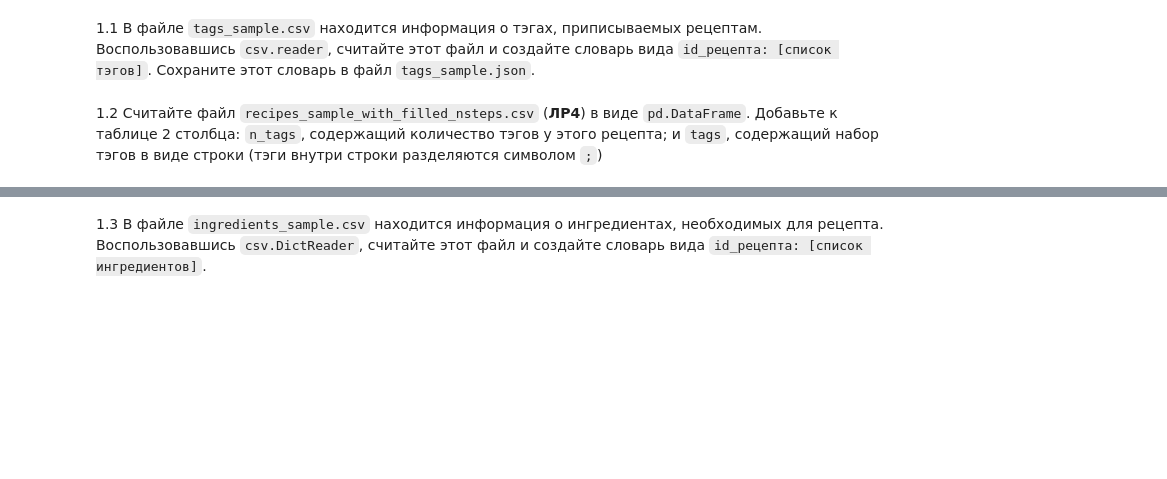
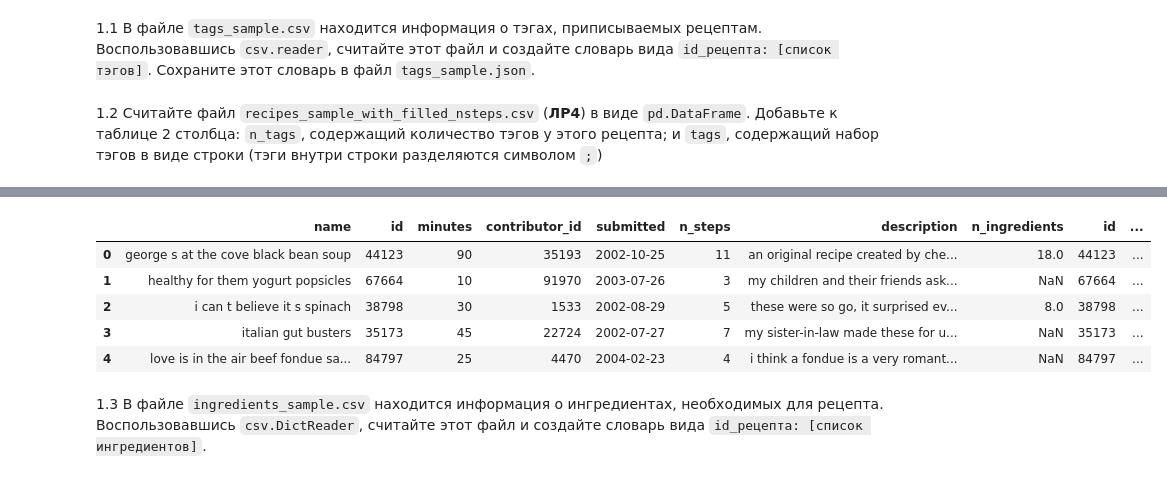
Before and after one commit to Amikuto/BigDataPT-BDPT-, a Jupyter notebook: Lesson5/05_data_files_2_Фамилия_Имя.ipynb, the cells around one changed output, grey strips where cells are left out. Cells and saved outputs as stored; diff of their text form; code cells hidden in the pictures; blank space fills up the shorter version.

```diff
--- a/Lesson5/05_data_files_2_Фамилия_Имя.ipynb
+++ b/Lesson5/05_data_files_2_Фамилия_Имя.ipynb
@@ -118,7 +118,10 @@ with open("./data/data/tags_sample.json", 'w') as j:
 #     reader = csv.reader(f)
 #     header = next(reader)
 #
-#     for row in
+#     for row in reader:
+#         print(row)
+#         break
 
-pd.read_csv()
+df = pd.read_csv("../Lesson4-json_xml_pickle/data/data/recipes_sample_with_filled_nsteps.csv", index_col=0)
+df.head()
 # %% [output]
@@ -125,0 +134,5 @@ TypeError: read_csv() missing 1 required positional argument: 'filepath_or_buffe
+# %%
+tags_series = pd.Series(id_tags_dict)
+tags_df = pd.DataFrame(tags_series).reset_index()#, columns=["id", "tags"])
+tags_df.columns = ['id', 'tags']
+tags_df.head()
@@ -125,0 +146,3 @@ TypeError: read_csv() missing 1 required positional argument: 'filepath_or_buffe
+# %%
+tags_df["n_tags"] = tags_df["tags"].str.len()
+tags_df.head()
@@ -125,0 +156,3 @@ TypeError: read_csv() missing 1 required positional argument: 'filepath_or_buffe
+# %%
+tags_df["tags"] = tags_df["tags"].apply(';'.join)
+tags_df.head()
@@ -126,2 +166,12 @@ TypeError: read_csv() missing 1 required positional argument: 'filepath_or_buffe
+# %%
+recipes = pd.concat([df, tags_df], axis=1)
+recipes.head()
+# %% [output]
+|  | name | id | minutes | contributor_id | submitted | n_steps | description | n_ingredients | id | ... |
+| 0 | george s at the cove black bean soup | 44123 | 90 | 35193 | 2002-10-25 | 11 | an original recipe created by che... | 18.0 | 44123 | ... |
+| 1 | healthy for them yogurt popsicles | 67664 | 10 | 91970 | 2003-07-26 | 3 | my children and their friends ask... | NaN | 67664 | ... |
+| 2 | i can t believe it s spinach | 38798 | 30 | 1533 | 2002-08-29 | 5 | these were so go, it surprised ev... | 8.0 | 38798 | ... |
+| 3 | italian gut busters | 35173 | 45 | 22724 | 2002-07-27 | 7 | my sister-in-law made these for u... | NaN | 35173 | ... |
+| 4 | love is in the air beef fondue sa... | 84797 | 25 | 4470 | 2004-02-23 | 4 | i think a fondue is a very romant... | NaN | 84797 | ... |
 # %% [markdown]
 1.3 В файле `ingredients_sample.csv` находится информация о ингредиентах, необходимых для рецепта. Воспользовавшись `csv.DictReader`, считайте этот файл и создайте словарь вида `id_рецепта: [список ингредиентов]`.
```
Also changed, not shown: parts of 13 cells of this notebook.
